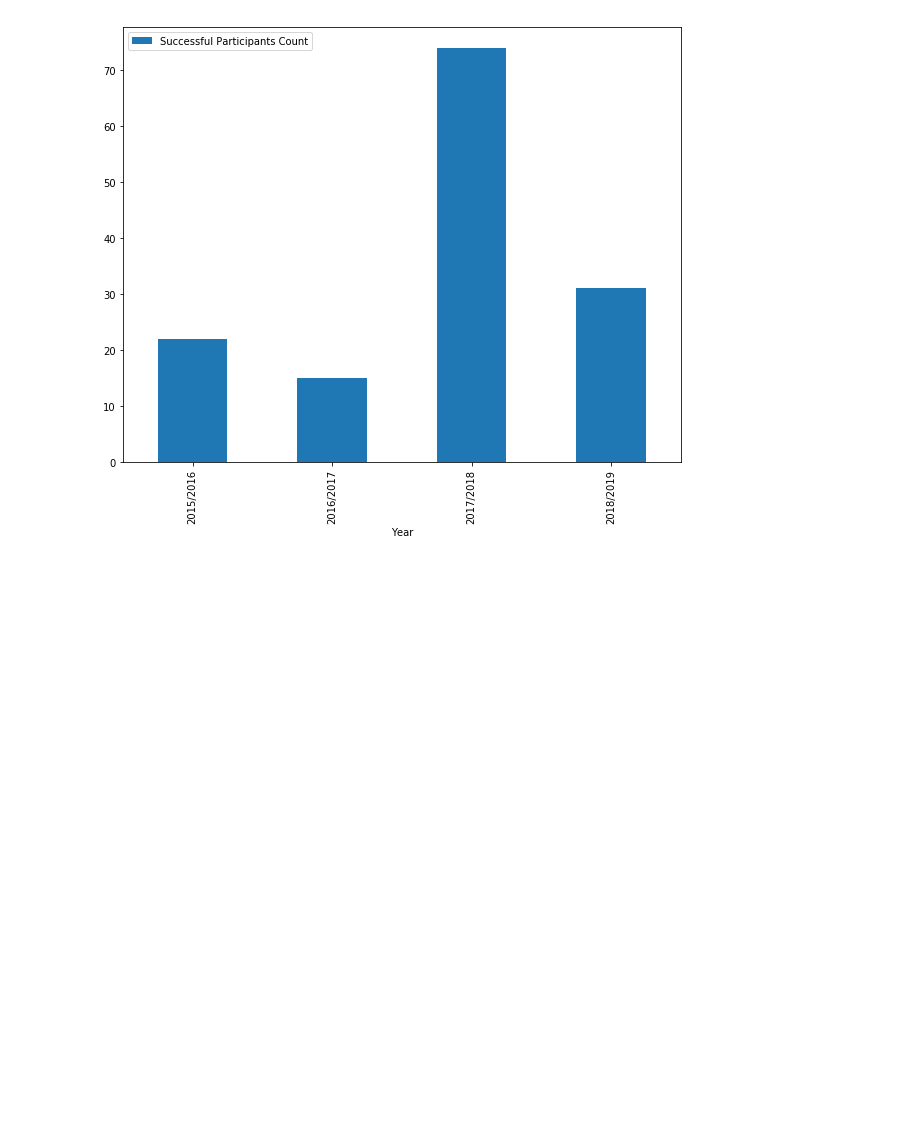
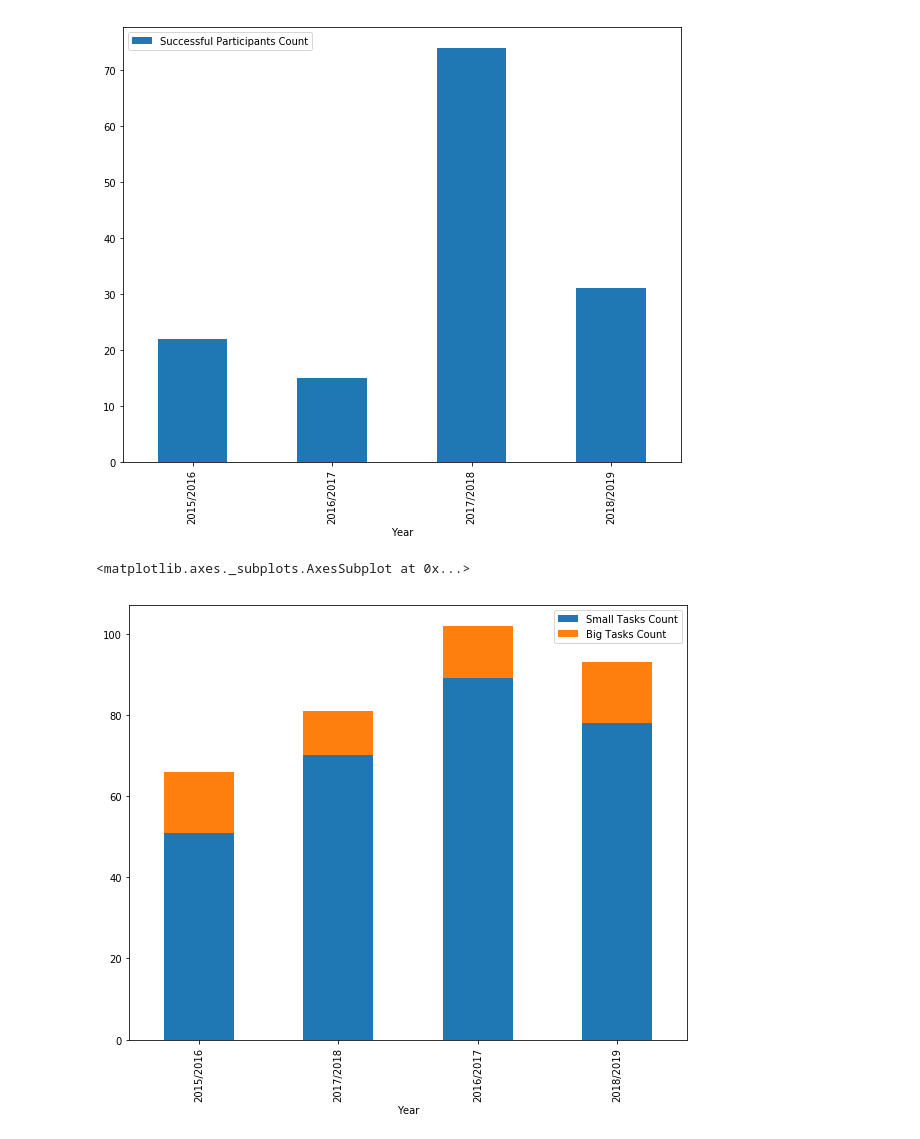
Before and after one commit to fi-ksi/dashboard-alpha, a Jupyter notebook: notebooks/years.ipynb, the cells around one changed output. Drawn from its saved outputs; the diff is of its cells as text; code cells hidden in the pictures; blank space fills up the shorter version.

Commit message:
Year: show small/big tasks count.

```diff
--- a/notebooks/years.ipynb
+++ b/notebooks/years.ipynb
@@ -82,3 +85,44 @@ successful_participants.plot.bar(stacked=True)
 # %% [output]
 <matplotlib.axes._subplots.AxesSubplot at 0x...>
 [figure]
+# %%
+tasks_per_year = session.query(
+    model.Year,
+    func.count(model.Task.id).label('task_count'),
+).\
+    join(model.Year.tasks).join(model.Task.modules).\
+    group_by(model.Year)
+
+big_tasks_per_year = tasks_per_year.\
+    filter(model.Module.type == model.ModuleType.GENERAL)
+
+small_tasks_per_year = tasks_per_year.\
+    filter(model.Module.type != model.ModuleType.GENERAL)
+
+tasks_per_year_dict = {year: data for (year, data) in tasks_per_year.all()}
+big_tasks_per_year_dict = {year: data for (year, data) in big_tasks_per_year.all()}
+small_tasks_per_year_dict = {year: data for (year, data) in small_tasks_per_year.all()}
+# %%
+YearData = namedtuple('YearData', [
+    'Year', 'small_tasks_count', 'big_tasks_cont'
+])
+# %%
+year_data = [
+    YearData(
+        year,
+        small_tasks_per_year_dict[year],
+        big_tasks_per_year_dict[year],
+    )
+    for year in tasks_per_year_dict.keys()
+]
+# %%
+df = pd.DataFrame(year_data, columns=[
+    'Year',
+    'Small Tasks Count',
+    'Big Tasks Count',
+]).set_index('Year')
+
+df.plot.bar(stacked=True)
+# %% [output]
+<matplotlib.axes._subplots.AxesSubplot at 0x...>
+[figure, added]
```
Also changed, not shown: parts of 2 cells of this notebook.
